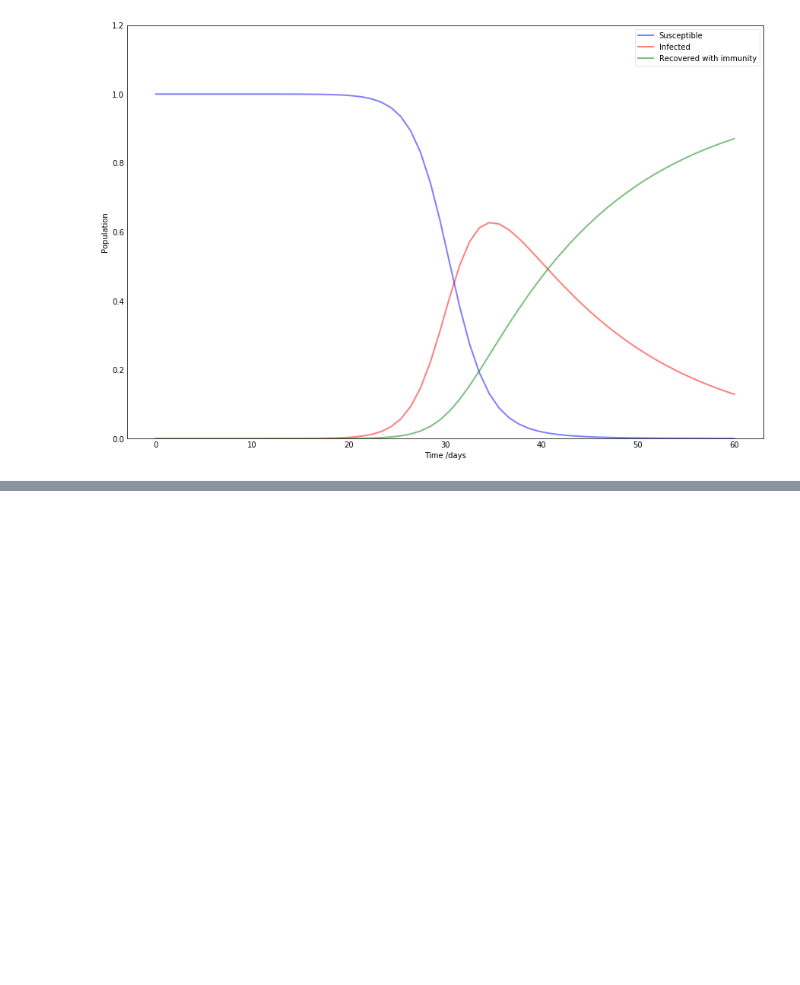
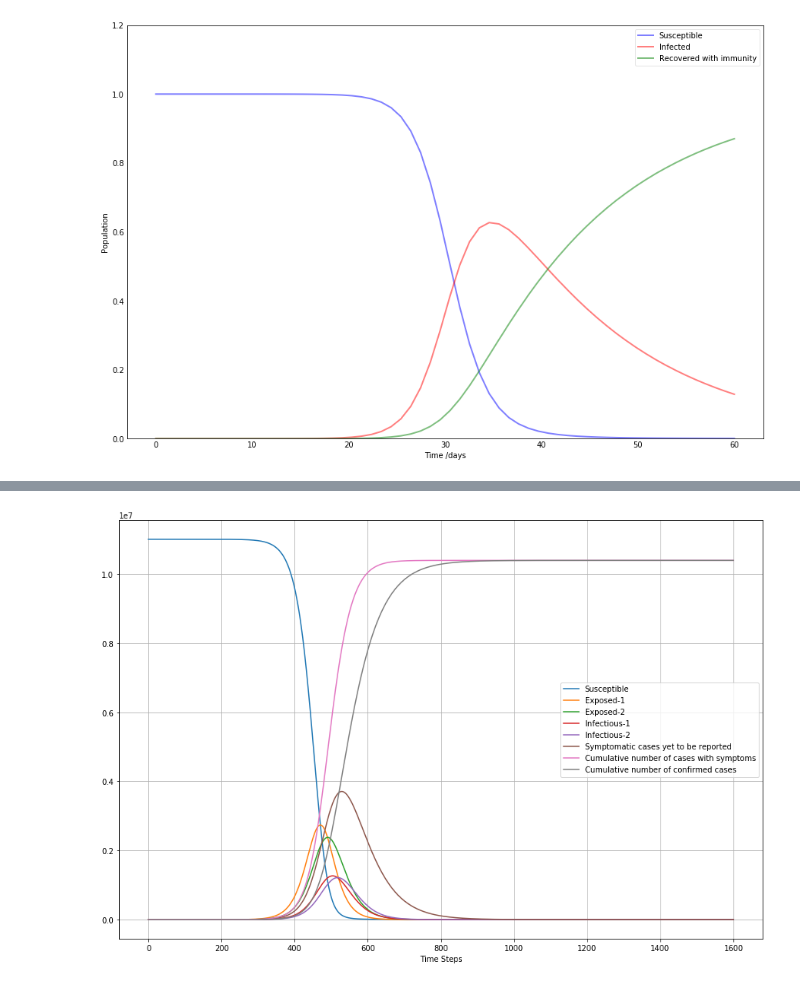
Before and after one commit to chloeskt/covid-19, a Jupyter notebook: SMC Projet Coronavirus.ipynb, the cells around one changed output, grey strips where cells are left out. Drawn from its saved outputs; the diff is of its cells as text; code cells hidden in the pictures; blank space fills up the shorter version.

Commit message:
first implementation of authors model

```diff
--- a/SMC Projet Coronavirus.ipynb
+++ b/SMC Projet Coronavirus.ipynb
@@ -116,0 +159,33 @@ Now that we saw a basic version of SIR models, we shall simulate the model descr
+# %%
+# Define parameters
+t_max = 160
+dt = 0.1
+t = np.linspace(0, t_max, int(t_max/dt) + 1)
+N = 11_000_000
+init_vals = [N-1, 1, 0, 0, 0, 0, 0, 0]
+beta = 2.5
+sigma= 1/5.2
+gamma = 1/2.9
+kappa = 1/6.1
+params = sigma, beta, gamma, kappa
+# %%
+# Run simulation
+results = SEIR_model(init_vals, params, t)
+# %%
+# Plot results
+plt.figure(figsize=(15,10))
+plt.grid()
+plt.plot(results)
+plt.legend(['Susceptible',
+            'Exposed-1',
+            'Exposed-2',
+            'Infectious-1',
+            'Infectious-2',
+            'Symptomatic cases yet to be reported',
+            'Cumulative number of cases with symptoms',
+            'Cumulative number of confirmed cases'
+           ])
+plt.xlabel('Time Steps')
+plt.show()
+# %% [output]
+[figure, added]
```
Also changed, not shown: parts of 10 cells of this notebook.
